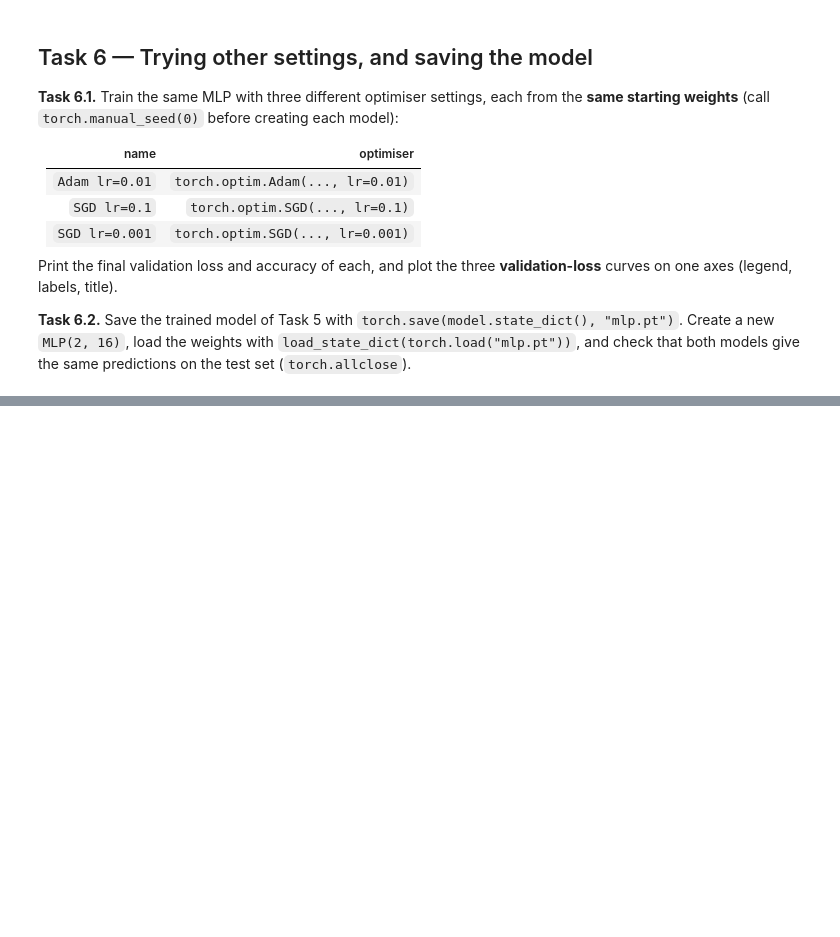
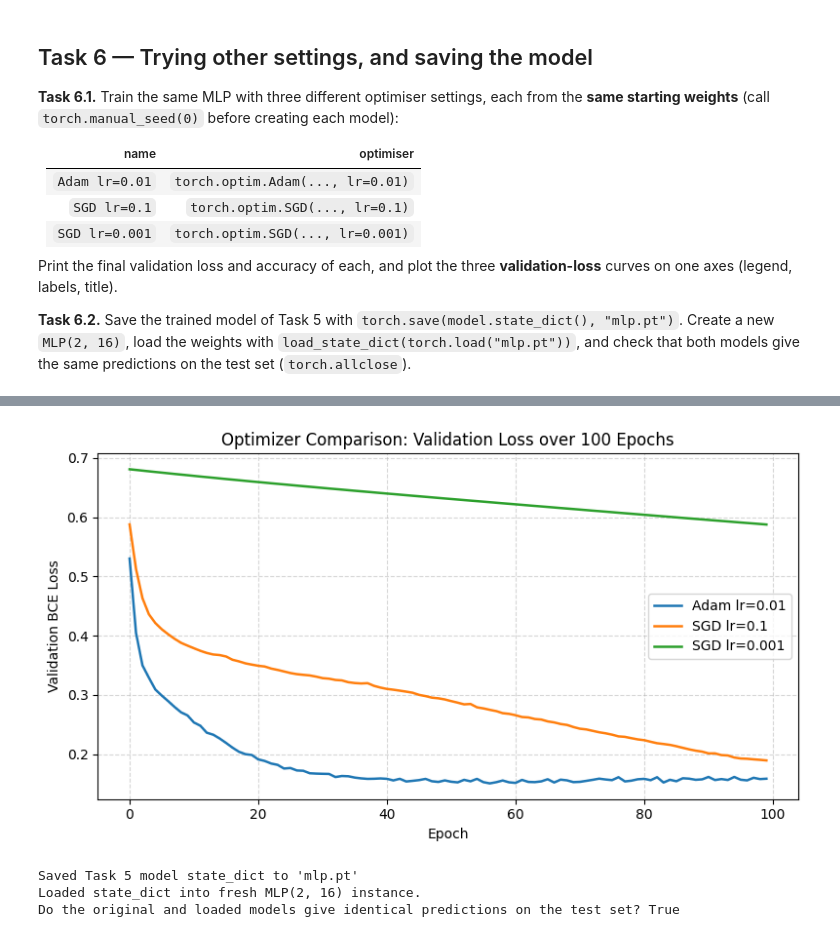
Before and after one commit to SikandarHussain6858/ANN-and-DL-labs, a Jupyter notebook: Lab9_502808.ipynb, the cells around one changed output, grey strips where cells are left out. Cells and saved outputs as stored; diff of their text form; code cells hidden in the pictures; blank space fills up the shorter version.

```diff
--- a/Lab9_502808.ipynb
+++ b/Lab9_502808.ipynb
@@ -364,10 +630,79 @@ check that both models give the same predictions on the test set (`torch.allclos
 # %%
 # TODO 6.1 — build the three (model, optimizer) pairs, train each for 100 epochs, print the final
 #            validation loss and accuracy, plot the three validation-loss curves
+configs = [
+    ("Adam lr=0.01", lambda m: torch.optim.Adam(m.parameters(), lr=0.01)),
+    ("SGD lr=0.1", lambda m: torch.optim.SGD(m.parameters(), lr=0.1)),
+    ("SGD lr=0.001", lambda m: torch.optim.SGD(m.parameters(), lr=0.001)),
+]
+
+histories = {}
+for name, opt_fn in configs:
+    torch.manual_seed(0)
+    m = MLP(2, 16)
+    opt = opt_fn(m)
+    h = train_model(m, opt, epochs=100)
+    histories[name] = (m, h)
+    print(f"{name:15s} --> Final Val Loss: {h['val_loss'][-1]:.4f} | Final Val Accuracy: {h['val_acc'][-1]:.4f}")
+
+plt.figure(figsize=(8, 4.5))
+for name, (m, h) in histories.items():
+    plt.plot(h["val_loss"], label=name, linewidth=1.8)
+plt.xlabel("Epoch")
+plt.ylabel("Validation BCE Loss")
+plt.title("Optimizer Comparison: Validation Loss over 100 Epochs")
+plt.legend()
+plt.grid(True, linestyle="--", alpha=0.5)
+plt.tight_layout()
+plt.show()
 
 # TODO 6.2 — save the Task 5 model, load it into a new MLP, compare the test predictions
+torch.save(model.state_dict(), "mlp.pt")
+print("Saved Task 5 model state_dict to 'mlp.pt'")
+
+loaded_model = MLP(2, 16)
+loaded_model.load_state_dict(torch.load("mlp.pt", weights_only=True))
+print("Loaded state_dict into fresh MLP(2, 16) instance.")
+
+model.eval()
+loaded_model.eval()
+with torch.no_grad():
+    preds_original = model(X_te_t)
+    preds_loaded = loaded_model(X_te_t)
+
+all_match = torch.allclose(preds_original, preds_loaded)
+print("Do the original and loaded models give identical predictions on the test set?", all_match)
+assert all_match, "Error: Loaded model predictions do not match original model!"
 
 # Task 6 answers:
 # Q1 (which optimiser setting was best, and which learning rate was too small? connect to Lab 5):
+# Answer:
+#   - Best setting: `Adam lr=0.01` was by far the best, achieving the lowest validation loss (~0.1586)
+#     and highest accuracy (~95.33%) within ~30 epochs, thanks to adaptive step sizes and momentum.
+#   - Too small setting: `SGD lr=0.001` had an excessively small learning rate. After 100 epochs, its
+#     validation loss remained high at ~0.5878 with accuracy of only 75.33%, severely underfitting.
+#   - Connection to Lab 5: As discovered in Lab 5, an overly small learning rate takes minute steps on the
+#     loss landscape, requiring many thousands of iterations to make substantial progress toward the minimum.
+#     An appropriate learning rate (or an adaptive algorithm like Adam) ensures fast and steady convergence.
+#
 # Q2 (what is state_dict(), and why do we save it instead of the whole model?):
+# Answer: A `state_dict` is a standard Python dictionary that maps each layer's parameter name (string)
+# to its learnable parameter tensor (weights and biases). We save the `state_dict` instead of the entire
+# pickled model object because:
+#   1. Portability: Saving only the state_dict does not pickle the underlying Python class definitions or
+#      file paths, preventing deserialization breakages when loading across different files or projects.
+#   2. Space efficiency: It serializes only the numerical weights and biases, avoiding Python object overhead.
+#   3. Flexibility: The saved parameters can be loaded into any modified or wrapped model sharing the same
+#      parameter names.
+#
 # Q3 (list three things PyTorch did for you that you wrote by hand in Lab 6):
+# Answer:
+#   1. Automatic Differentiation (Autograd): PyTorch tracked forward operations and computed all layer
+#      gradients automatically via `loss.backward()`, replacing our manual backpropagation chain-rule math
+#      (dW1, db1, dW2, db2).
+#   2. Batch Management & Shuffling: `TensorDataset` and `DataLoader` automatically partitioned data into
+#      mini-batches, handled uneven final batch sizing, and reshuffled training samples at every epoch.
+#   3. Layer & Optimizer Abstraction: `nn.Linear` automatically initialized weights and registered them as
+#      trainable parameters, while `torch.optim` (`optimizer.step()`) executed parameter updates automatically
+#      without manual loops.
+# %% [output]
@@ -374,3 +712,7 @@ check that both models give the same predictions on the test set (`torch.allclos
+[figure, added]
+Saved Task 5 model state_dict to 'mlp.pt'
+Loaded state_dict into fresh MLP(2, 16) instance.
+Do the original and loaded models give identical predictions on the test set? True
 # %% [markdown]
 ---
 
```
Also changed, not shown: parts of 14 cells of this notebook.
